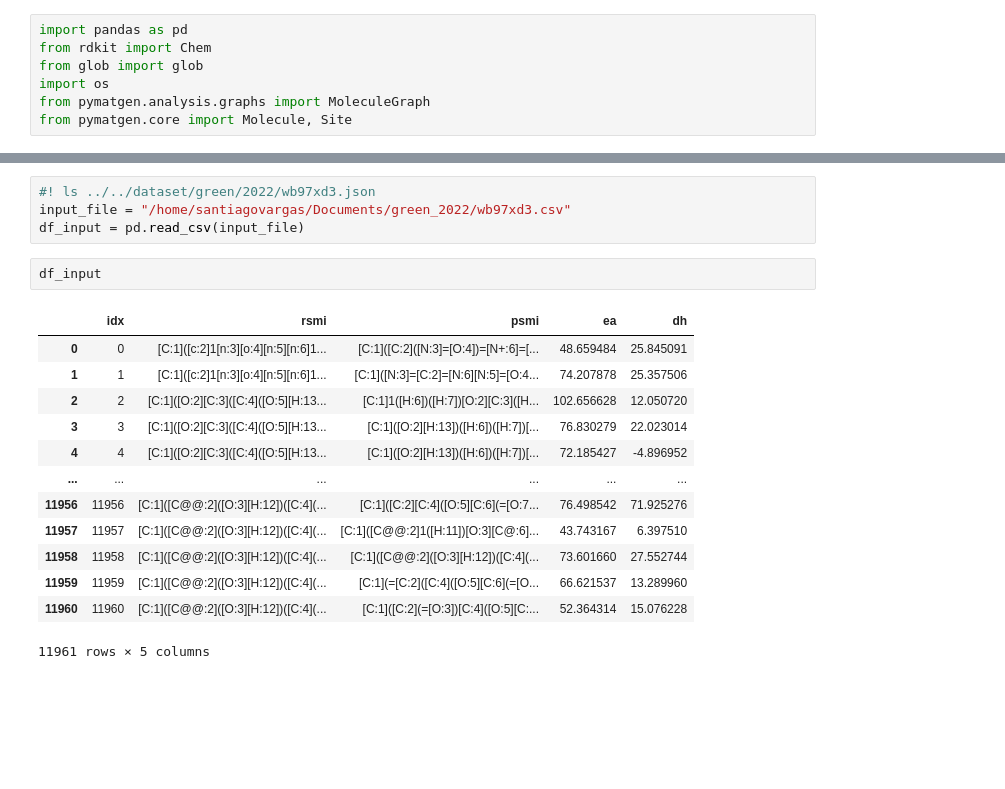
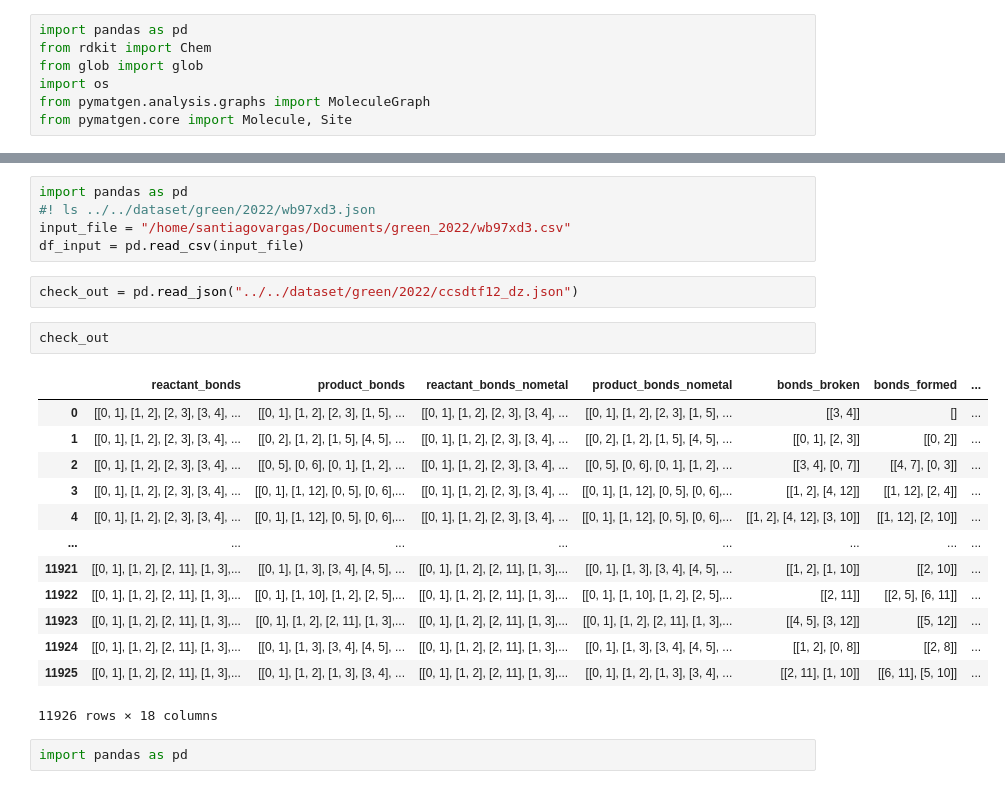
Before and after one commit to santi921/bondnet, a Jupyter notebook: bondnet/scripts/notebooks/grambow_green.ipynb, the cells around one changed output, grey strips where cells are left out. Cells and saved outputs as stored; diff of their text form; blank space fills up the shorter version.

```diff
--- a/bondnet/scripts/notebooks/grambow_green.ipynb
+++ b/bondnet/scripts/notebooks/grambow_green.ipynb
@@ -606,20 +607,25 @@ number of log files foun
 # %%
+import pandas as pd
 #! ls ../../dataset/green/2022/wb97xd3.json
 input_file = "/home/santiagovargas/Documents/green_2022/wb97xd3.csv"
 df_input = pd.read_csv(input_file)
-# %%
-df_input
-# %% [output]
-|  | idx | rsmi | psmi | ea | dh |
-| 0 | 0 | [C:1]([c:2]1[n:3][o:4][n:5][n:6]1... | [C:1]([C:2]([N:3]=[O:4])=[N+:6]=[... | 48.659484 | 25.845091 |
-| 1 | 1 | [C:1]([c:2]1[n:3][o:4][n:5][n:6]1... | [C:1]([N:3]=[C:2]=[N:6][N:5]=[O:4... | 74.207878 | 25.357506 |
-| 2 | 2 | [C:1]([O:2][C:3]([C:4]([O:5][H:13... | [C:1]1([H:6])([H:7])[O:2][C:3]([H... | 102.656628 | 12.050720 |
-| 3 | 3 | [C:1]([O:2][C:3]([C:4]([O:5][H:13... | [C:1]([O:2][H:13])([H:6])([H:7])[... | 76.830279 | 22.023014 |
-| 4 | 4 | [C:1]([O:2][C:3]([C:4]([O:5][H:13... | [C:1]([O:2][H:13])([H:6])([H:7])[... | 72.185427 | -4.896952 |
-| ... | ... | ... | ... | ... | ... |
-| 11956 | 11956 | [C:1]([C@@:2]([O:3][H:12])([C:4](... | [C:1]([C:2][C:4]([O:5][C:6](=[O:7... | 76.498542 | 71.925276 |
-| 11957 | 11957 | [C:1]([C@@:2]([O:3][H:12])([C:4](... | [C:1]([C@@:2]1([H:11])[O:3][C@:6]... | 43.743167 | 6.397510 |
-| 11958 | 11958 | [C:1]([C@@:2]([O:3][H:12])([C:4](... | [C:1]([C@@:2]([O:3][H:12])([C:4](... | 73.601660 | 27.552744 |
-| 11959 | 11959 | [C:1]([C@@:2]([O:3][H:12])([C:4](... | [C:1](=[C:2]([C:4]([O:5][C:6](=[O... | 66.621537 | 13.289960 |
-| 11960 | 11960 | [C:1]([C@@:2]([O:3][H:12])([C:4](... | [C:1]([C:2](=[O:3])[C:4]([O:5][C:... | 52.364314 | 15.076228 |
-11961 rows × 5 columns
+# %%
+check_out = pd.read_json("../../dataset/green/2022/ccsdtf12_dz.json")
+# %%
+check_out
+# %% [output]
+|  | reactant_bonds | product_bonds | reactant_bonds_nometal | product_bonds_nometal | bonds_broken | bonds_formed | ... |
+| 0 | [[0, 1], [1, 2], [2, 3], [3, 4], ... | [[0, 1], [1, 2], [2, 3], [1, 5], ... | [[0, 1], [1, 2], [2, 3], [3, 4], ... | [[0, 1], [1, 2], [2, 3], [1, 5], ... | [[3, 4]] | [] | ... |
+| 1 | [[0, 1], [1, 2], [2, 3], [3, 4], ... | [[0, 2], [1, 2], [1, 5], [4, 5], ... | [[0, 1], [1, 2], [2, 3], [3, 4], ... | [[0, 2], [1, 2], [1, 5], [4, 5], ... | [[0, 1], [2, 3]] | [[0, 2]] | ... |
+| 2 | [[0, 1], [1, 2], [2, 3], [3, 4], ... | [[0, 5], [0, 6], [0, 1], [1, 2], ... | [[0, 1], [1, 2], [2, 3], [3, 4], ... | [[0, 5], [0, 6], [0, 1], [1, 2], ... | [[3, 4], [0, 7]] | [[4, 7], [0, 3]] | ... |
+| 3 | [[0, 1], [1, 2], [2, 3], [3, 4], ... | [[0, 1], [1, 12], [0, 5], [0, 6],... | [[0, 1], [1, 2], [2, 3], [3, 4], ... | [[0, 1], [1, 12], [0, 5], [0, 6],... | [[1, 2], [4, 12]] | [[1, 12], [2, 4]] | ... |
+| 4 | [[0, 1], [1, 2], [2, 3], [3, 4], ... | [[0, 1], [1, 12], [0, 5], [0, 6],... | [[0, 1], [1, 2], [2, 3], [3, 4], ... | [[0, 1], [1, 12], [0, 5], [0, 6],... | [[1, 2], [4, 12], [3, 10]] | [[1, 12], [2, 10]] | ... |
+| ... | ... | ... | ... | ... | ... | ... | ... |
+| 11921 | [[0, 1], [1, 2], [2, 11], [1, 3],... | [[0, 1], [1, 3], [3, 4], [4, 5], ... | [[0, 1], [1, 2], [2, 11], [1, 3],... | [[0, 1], [1, 3], [3, 4], [4, 5], ... | [[1, 2], [1, 10]] | [[2, 10]] | ... |
+| 11922 | [[0, 1], [1, 2], [2, 11], [1, 3],... | [[0, 1], [1, 10], [1, 2], [2, 5],... | [[0, 1], [1, 2], [2, 11], [1, 3],... | [[0, 1], [1, 10], [1, 2], [2, 5],... | [[2, 11]] | [[2, 5], [6, 11]] | ... |
+| 11923 | [[0, 1], [1, 2], [2, 11], [1, 3],... | [[0, 1], [1, 2], [2, 11], [1, 3],... | [[0, 1], [1, 2], [2, 11], [1, 3],... | [[0, 1], [1, 2], [2, 11], [1, 3],... | [[4, 5], [3, 12]] | [[5, 12]] | ... |
+| 11924 | [[0, 1], [1, 2], [2, 11], [1, 3],... | [[0, 1], [1, 3], [3, 4], [4, 5], ... | [[0, 1], [1, 2], [2, 11], [1, 3],... | [[0, 1], [1, 3], [3, 4], [4, 5], ... | [[1, 2], [0, 8]] | [[2, 8]] | ... |
+| 11925 | [[0, 1], [1, 2], [2, 11], [1, 3],... | [[0, 1], [1, 2], [1, 3], [3, 4], ... | [[0, 1], [1, 2], [2, 11], [1, 3],... | [[0, 1], [1, 2], [1, 3], [3, 4], ... | [[2, 11], [1, 10]] | [[6, 11], [5, 10]] | ... |
+11926 rows × 18 columns
+# %%
+import pandas as pd
```
Also changed, not shown: parts of 10 cells of this notebook, 3 other files.
